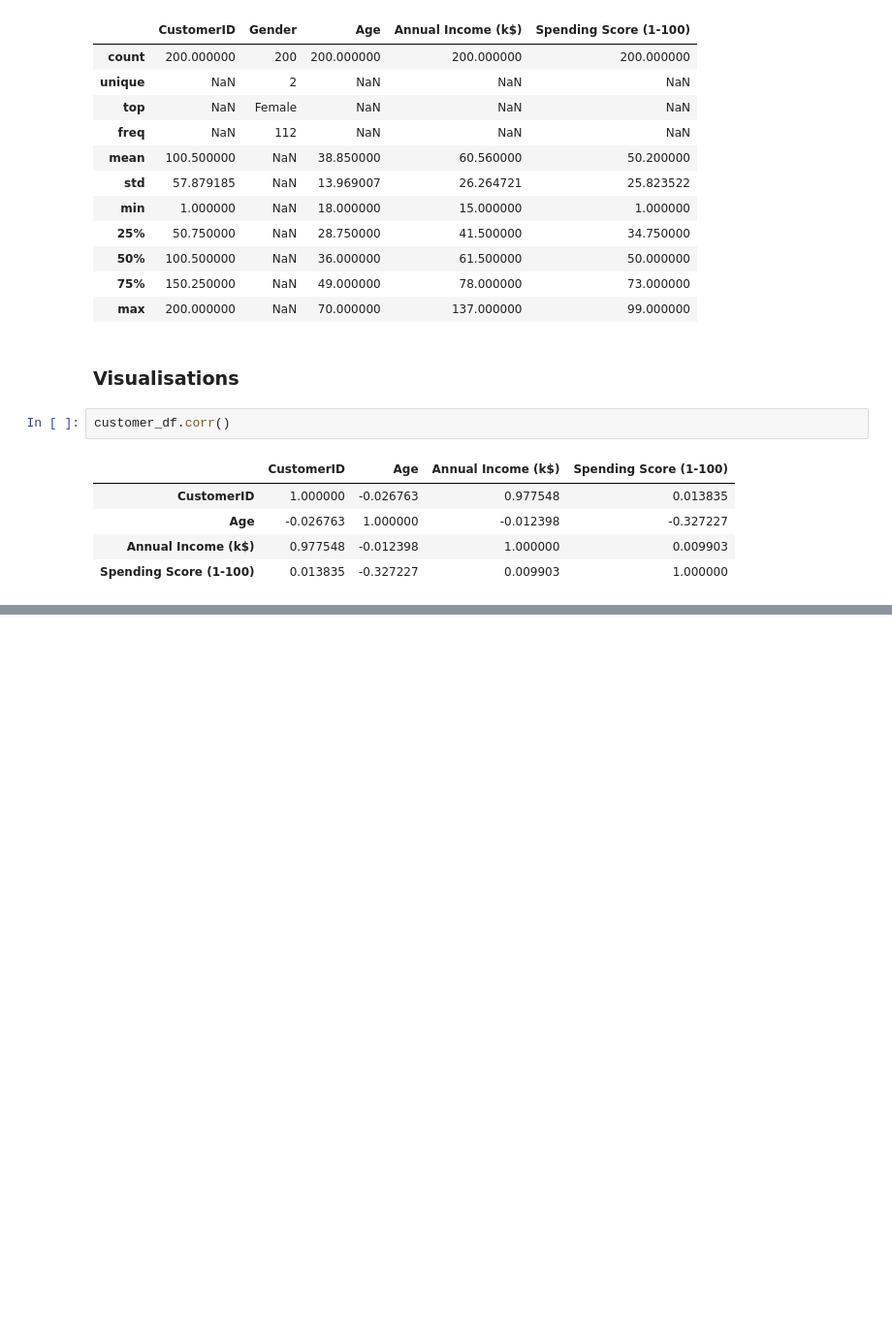
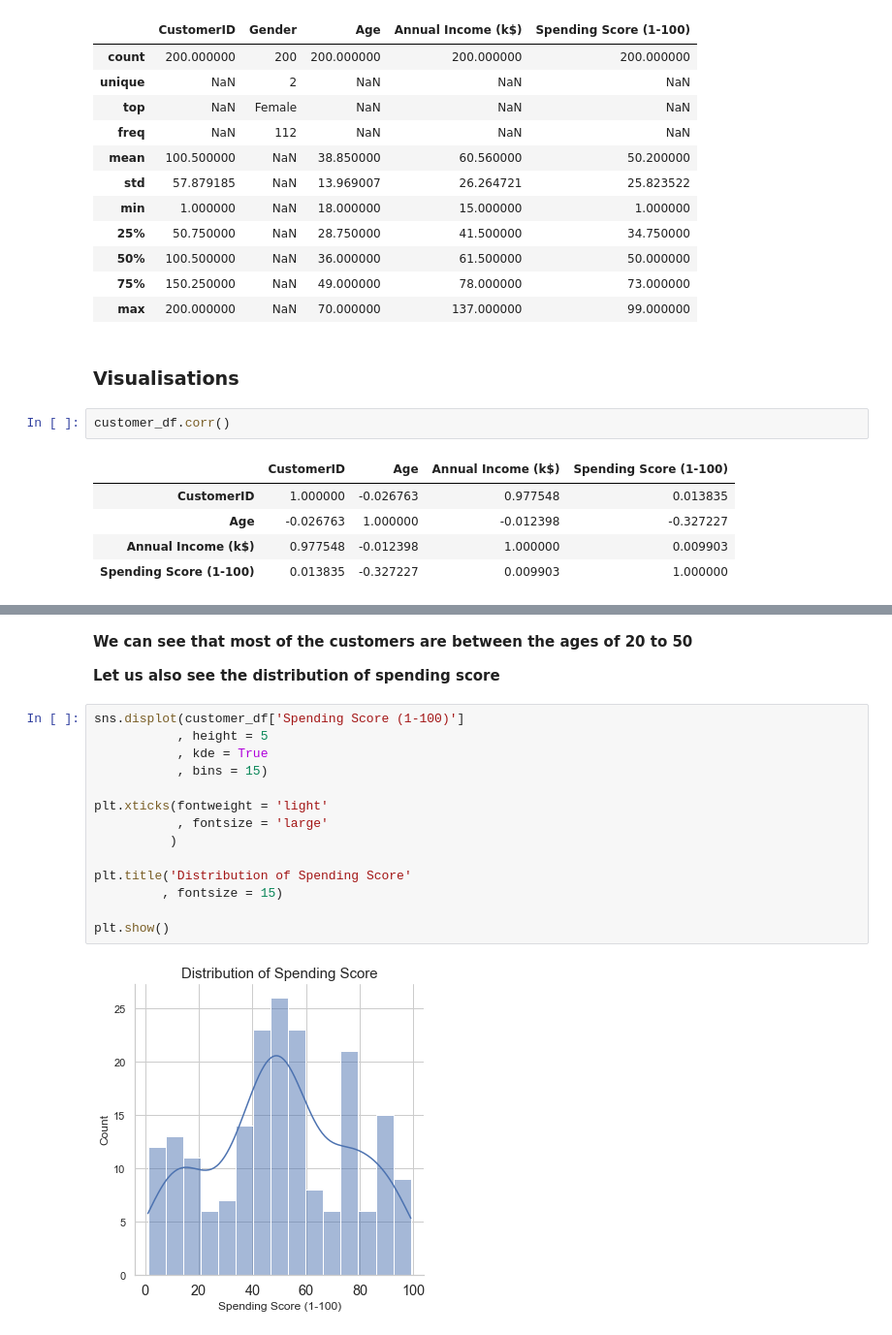
Before and after one commit to ayg15/mall-customer-segmentation, a Jupyter notebook: Mall Customer Segmentation.ipynb, the cells around one changed output, grey strips where cells are left out. Shown at 97% size. Saved outputs shown, nothing was run; the diff lists cells and outputs as text; blank space fills up the shorter version.

```diff
--- a/Mall Customer Segmentation.ipynb
+++ b/Mall Customer Segmentation.ipynb
@@ -130,0 +149,20 @@ plt.show()
+# %% [markdown]
+**We can see that most of the customers are between the ages of 20 to 50**
+
+**Let us also see the distribution of spending score**
+# %%
+sns.displot(customer_df['Spending Score (1-100)']
+           , height = 5
+           , kde = True
+           , bins = 15)
+
+plt.xticks(fontweight = 'light'
+           , fontsize = 'large'
+          )
+
+plt.title('Distribution of Spending Score'
+         , fontsize = 15)
+
+plt.show()
+# %% [output]
+[figure, added]
```
Also changed, not shown: parts of 3 cells of this notebook.
